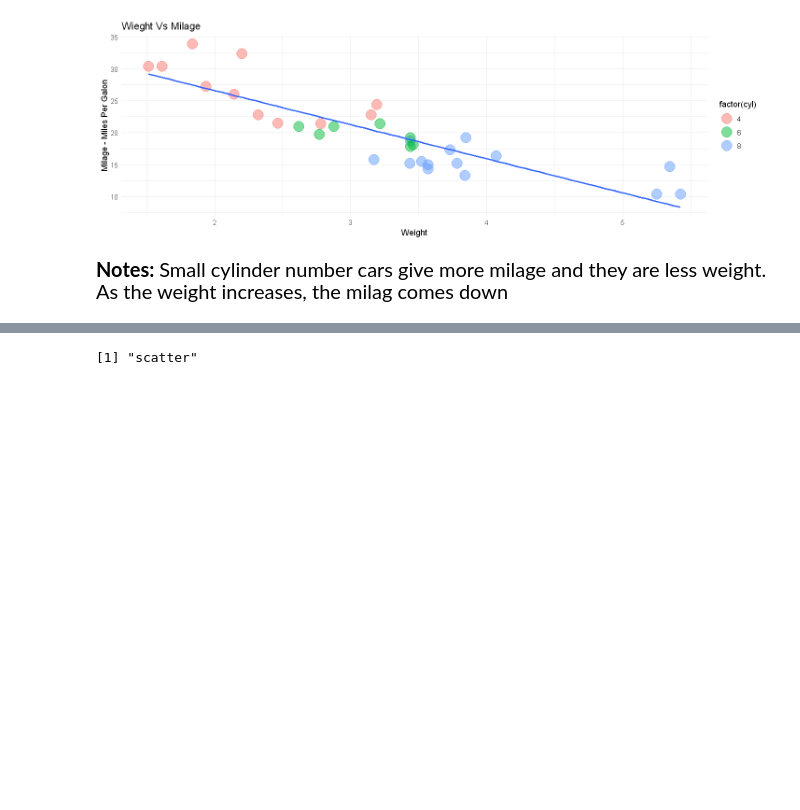
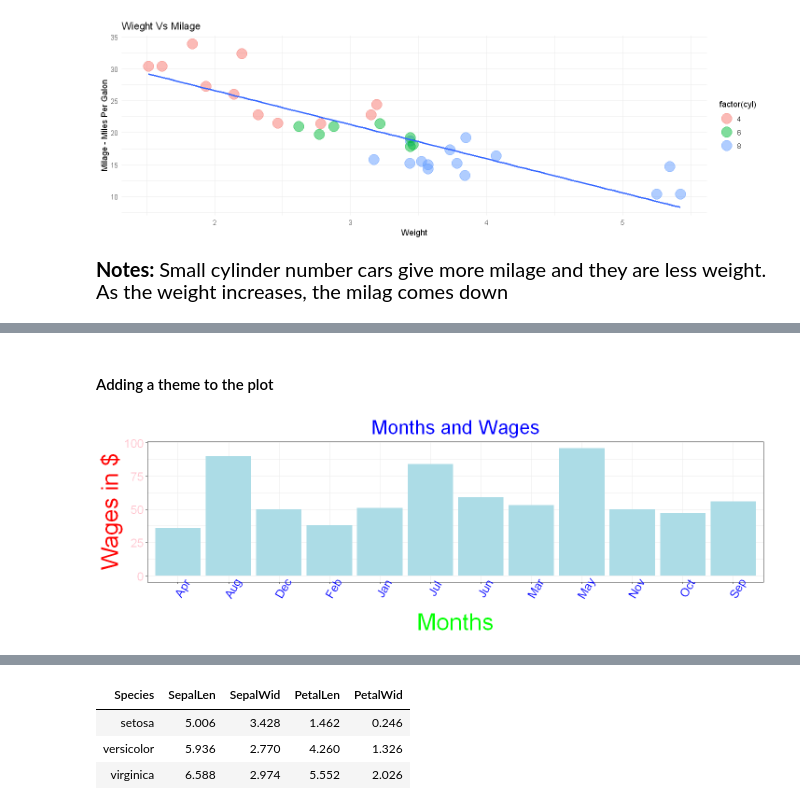
Before and after one commit to SUSREE64/R-Bootcamp, a Jupyter notebook: R-Basics/R-Visualization with ggplot().ipynb, the cells around one changed output, grey strips where cells are left out. Cells and saved outputs as stored; diff of their text form; code cells hidden in the pictures; blank space fills up the shorter version.

```diff
--- a/R-Basics/R-Visualization with ggplot().ipynb
+++ b/R-Basics/R-Visualization with ggplot().ipynb
@@ -48,8 +51,22 @@ p
+# %% [markdown]
+#### Adding a theme to the plot
+# %%
+my_theme <- theme(
+                # Main title settings
+                plot.title = element_text(size = 25, hjust = 0.5, colour = 'Blue'),
+                # hjust = horizontal justification and 0.5 centres the title
+                #Axis text is for the tickers
+                axis.text.x = element_text(size = 15, colour = 'Blue', angle = 60),
+                axis.text.y = element_text(size = 15, colour = 'pink'),
+                # Axis title is the titles of axis
+                axis.title.y = element_text(size = 30, color = 'red'),
+                axis.title.x = element_text(size = 30, color = 'green'),
+                )
+plt <- plt + my_theme
+print(plt)
+# %% [output]
+[figure, added]
 # %% [markdown]
 <a id='the_destination'></a>
 # %% [markdown]
 <a id='Scatter_plot'></a>
-# %%
-print("scatter")
-# %% [output]
-[1] "scatter"
@@ -57,0 +73,12 @@ print("scatter")
+# %%
+#Bar plots
+
+options(repr.plot.width=12, repr.plot.height=4)
+df <- iris %>% group_by(Species)%>%
+summarise(SepalLen = mean(Sepal.Length), SepalWid = mean(Sepal.Width), PetalLen = mean(Petal.Length), PetalWid = mean(Petal.Width))
+df
+# %% [output]
+| Species | SepalLen | SepalWid | PetalLen | PetalWid |
+| setosa | 5.006 | 3.428 | 1.462 | 0.246 |
+| versicolor | 5.936 | 2.770 | 4.260 | 1.326 |
+| virginica | 6.588 | 2.974 | 5.552 | 2.026 |
```
Also changed, not shown: parts of 17 cells of this notebook, 1 other file.
